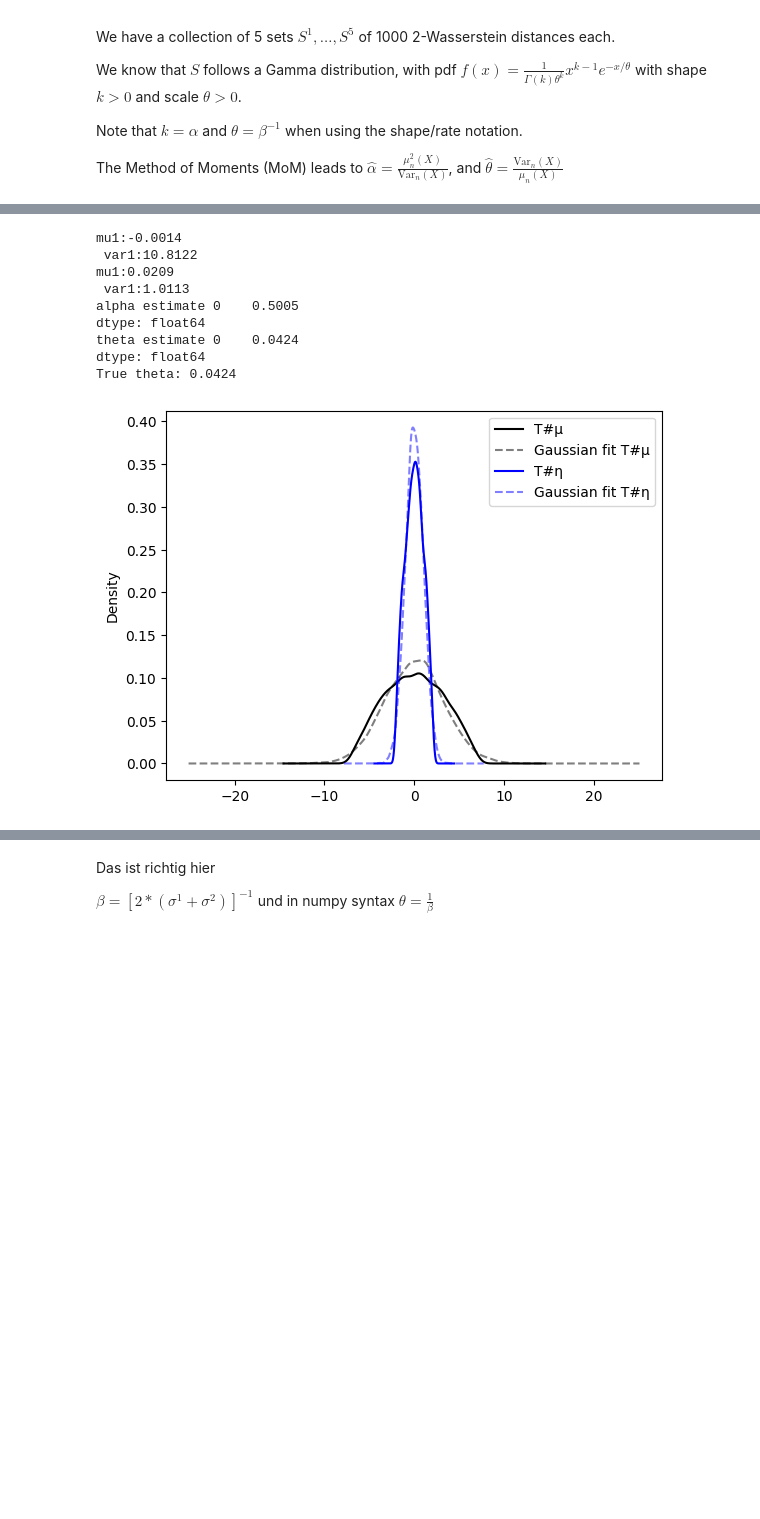
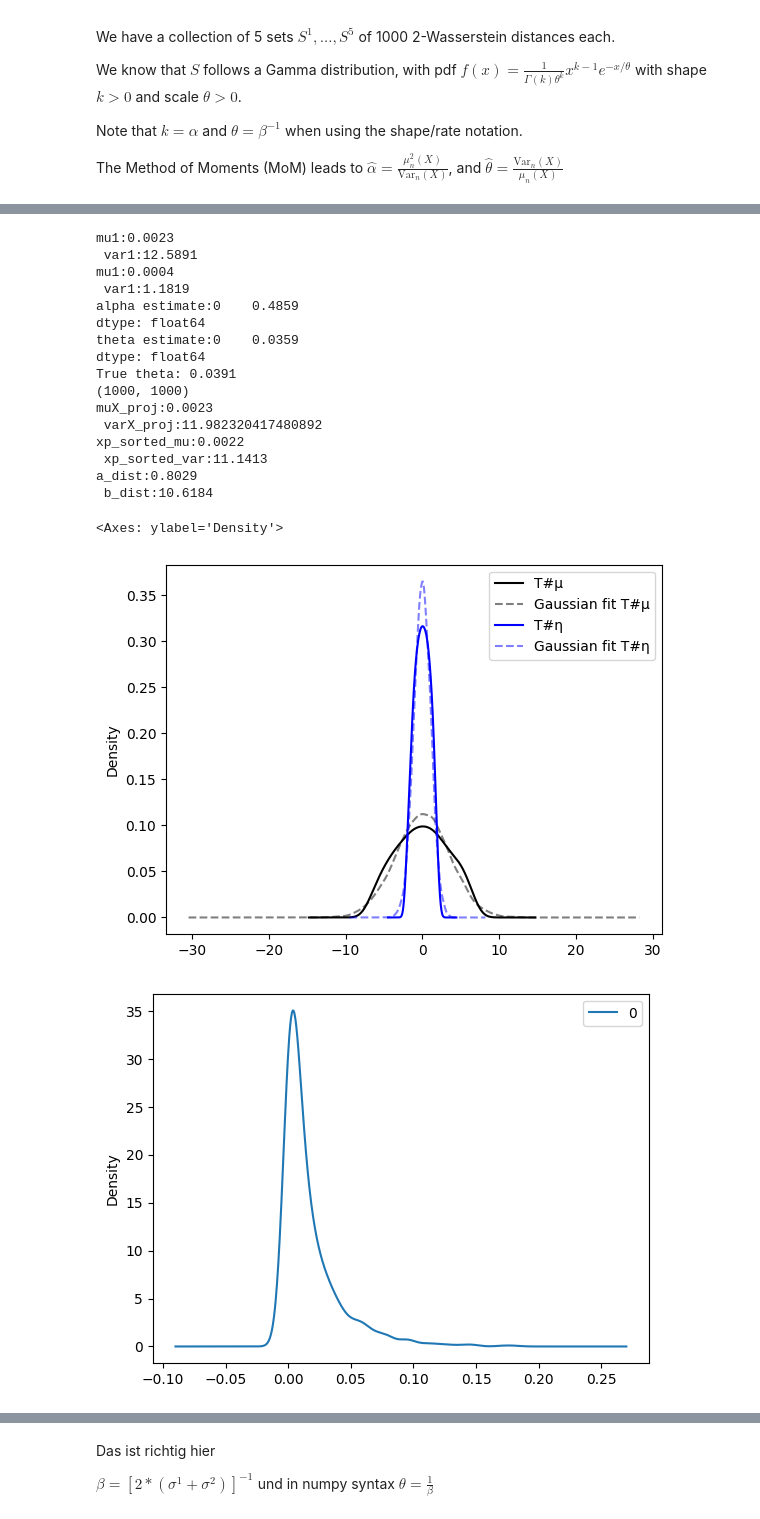
Before and after one commit to jsve96/SWD_CPD, a Jupyter notebook: Distribution SWD w.r.t. Parameter.ipynb, the cells around one changed output, grey strips where cells are left out. Cells and saved outputs as stored; diff of their text form; code cells hidden in the pictures; blank space fills up the shorter version.

```diff
--- a/Distribution SWD w.r.t. Parameter.ipynb
+++ b/Distribution SWD w.r.t. Parameter.ipynb
@@ -155,9 +229,17 @@ fig2.savefig('MoM-Gamma-Example.pdf')
 #### Distribution of Tθ(μ)=<μ,θ>
 #Set up samples, and projection parameter
 np.random.seed(0)
-μ = np.random.multivariate_normal([2,7,0,1,0],0.01*np.eye(5),10000)
-η = np.random.multivariate_normal([1,1,1,1,1],0.01*np.eye(5),10000)
-THETA = sample_theta(μ,num_smaples=10000)
+
+COV = np.diag([0.5,1,0.5,2,0.5])
+
+mean1 = np.array([2,7,0,1,0])
+mean2 = np.array([1,1,1,1,1])
+
+Cov2 = 0.1*np.eye(5)
+
+μ = np.random.multivariate_normal(mean1,COV,1000)
+η = np.random.multivariate_normal(mean2,Cov2,1000)
+THETA = sample_theta(μ,num_smaples=1000)
 
 #Calculate push forwad operation T^{\theta}_{\#}
 Tμ = np.dot(μ, THETA.T)
@@ -170,43 +252,63 @@ df_η = pd.DataFrame(Tη)
 
 
 mu_1 = df_μ.mean(axis=0).mean()
-sd1 = ((np.linalg.norm(μ,axis=1)**2).sum()/len(μ)/5)**0.5#((np.trace(μ@μ.T)/1000)/5)**0.5
+trace_1 = np.var(μ,axis=0).sum()/5
+sd1 = ((np.linalg.norm(μ,axis=1)**2).sum()/len(μ)/5+trace_1)**0.5#((np.trace(μ@μ.T)/1000)/5)**0.5
 print('mu1:{:.4f} \n var1:{:.4f}'.format(mu_1,sd1**2))
 
 mu_2 = df_η.mean(axis=0).mean()
-sd2 = ((np.linalg.norm(η,axis=1)**2).sum()/len(η)/5)**0.5#(pd.DataFrame(η).mean(axis=0)**2).sum()/5
+trace_2 = np.var(η,axis=0).sum()/5
+sd2 = ((np.linalg.norm(η,axis=1)**2).sum()/len(η)/5+trace_2)**0.5#(pd.DataFrame(η).mean(axis=0)**2).sum()/5
 print('mu1:{:.4f} \n var1:{:.4f}'.format(mu_2,sd2**2))
 
 
 
 Gaussian_fit_μ = np.random.normal(mu_1,sd1,size=10000)
 Gaussian_fit_η = np.random.normal(mu_2,sd2,size=10000)
 fig2, ax2= plt.subplots()
 pd.DataFrame(np.sort(Tμ).mean(axis=0),columns=['T#μ']).plot.kde(ax=ax2,color="black")
 pd.DataFrame(Gaussian_fit_μ,columns=['Gaussian fit T#μ']).plot.kde(ax=ax2,color='black',alpha=0.5,ls='--')
 
 pd.DataFrame(np.sort(Tη).mean(axis=0),columns=['T#η']).plot.kde(ax=ax2,color="blue")
 pd.DataFrame(Gaussian_fit_η,columns=['Gaussian fit T#η']).plot.kde(ax=ax2,color='blue',alpha=0.5,ls='--')
 
 
 
 S= pd.DataFrame((Gaussian_fit_μ-Gaussian_fit_η)**2)
 mu_GAMMA = S.mean()
 var_GAMMA = S.var()
 
-
 print("alpha estimate:{}".format(np.round(mu_GAMMA**2/var_GAMMA,4)))
 print("theta estimate:{}".format(np.round(mu_GAMMA/var_GAMMA,4)))
 
-print("True theta: {:.4f}".format(1/(((np.array([2,7,0,1,0])**2).sum()/5+1)*2)))
+print("True theta: {:.4f}".format(1/(((np.array([2,7,0,1,0])**2).sum()/5+1+np.trace(COV)/5+5*0.1/5)*2)))
+
+
+#df_example1 = run(mu_X,Cov_X,mu_Y,Cov_Y,N=1000,L=1000,p=2)
+
+dist = sw_vectorized(μ,η,p=2,theta=THETA)
+
+
+
+pd.DataFrame(np.random.gamma(mu_GAMMA**2/var_GAMMA,mu_GAMMA/var_GAMMA,1000)).plot.kde();
+pd.DataFrame(dist).plot.kde()
 # %% [output]
-mu1:-0.0014
- var1:10.8122
-mu1:0.0209
- var1:1.0113
-alpha estimate 0    0.5005
+mu1:0.0023
+ var1:12.5891
+mu1:0.0004
+ var1:1.1819
+alpha estimate:0    0.4859
 dtype: float64
-theta estimate 0    0.0424
+theta estimate:0    0.0359
 dtype: float64
-True theta: 0.0424
+True theta: 0.0391
+(1000, 1000)
+muX_proj:0.0023
+ varX_proj:11.982320417480892
+xp_sorted_mu:0.0022
+ xp_sorted_var:11.1413
+a_dist:0.8029
+ b_dist:10.6184
+<Axes: ylabel='Density'>
-[figure, old version]
+[figure, new version]
+[figure, added]
```
Also changed, not shown: parts of 15 cells of this notebook.
